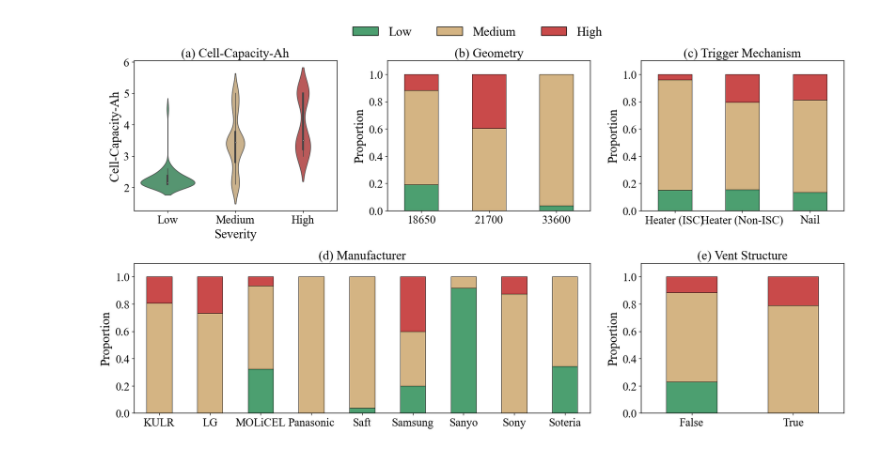
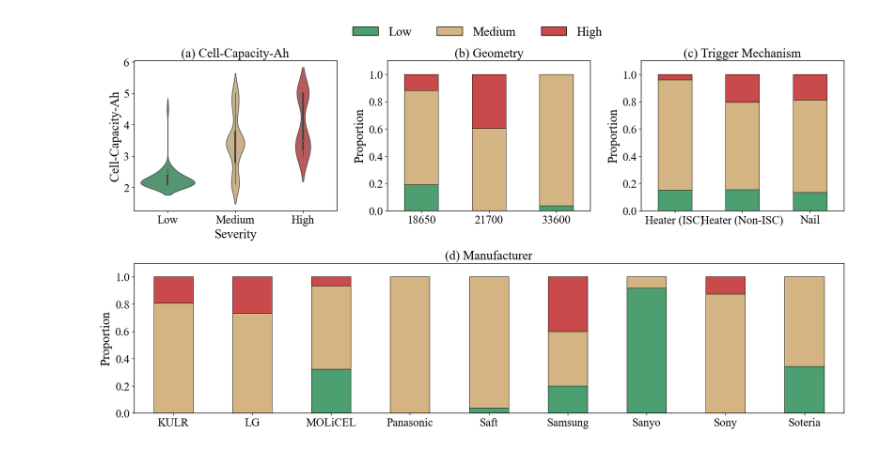
Before and after one commit to HU-Qiqi/thermal-runaway-severity-prediction, a Jupyter notebook: plot3.ipynb, the cells around one changed output. Cells and saved outputs as stored; diff of their text form; code cells hidden in the pictures.

```diff
--- a/plot3.ipynb
+++ b/plot3.ipynb
@@ -164,8 +164,8 @@ gs = gridspec.GridSpec(
 ax1 = fig.add_subplot(gs[0, 0])      # (a)
 ax2 = fig.add_subplot(gs[0, 1])      # (b)
 ax3 = fig.add_subplot(gs[0, 2])      # (c)
-ax4 = fig.add_subplot(gs[1, 0:2])    # (d) 跨两列
-ax5 = fig.add_subplot(gs[1, 2])      # (e)
+ax4 = fig.add_subplot(gs[1, 0:3])    # (d) 跨两列
+#ax5 = fig.add_subplot(gs[1, 2])      # (e)
 
 # =========================
 # (a) 容量分布
@@ -191,7 +191,7 @@ else:
 # =========================
 # (b)–(e) 类别特征
 # =========================
-axes_map = [ax2, ax3, ax4, ax5]
+axes_map = [ax2, ax3, ax4]
 panel_labels = ['(b)', '(c)', '(d)', '(e)']
 
 for ax, (disp, col), label in zip(axes_map, resolved, panel_labels):
@@ -204,31 +204,31 @@ for ax, (disp, col), label in zip(axes_map, resolved, panel_labels):
             feature_col=col,
             severity_col=severity_col,
             title=f"{label} {disp}",
             top_k=12
         )
 
 from matplotlib.patches import Patch
 
 # 构造 legend 元素（手动指定颜色和标签）
 legend_handles = [
     Patch(facecolor=palette['Low'],    edgecolor='black', label='Low'),
     Patch(facecolor=palette['Medium'], edgecolor='black', label='Medium'),
     Patch(facecolor=palette['High'],   edgecolor='black', label='High'),
 ]
 
 # Figure 级 legend
 fig.legend(
     handles=legend_handles,
     loc='upper center',
     ncol=3,
     frameon=False,
     bbox_to_anchor=(0.5, 0.98),  # 控制整体位置（可微调）
     #title='Severity'
 )
 
 
 plt.tight_layout()
 plt.savefig("imgs/plot/Distribution.png", dpi=600, bbox_inches="tight")
 plt.show()
 # %% [output]
-[figure, old version]
+[figure, new version]
```
Also changed, not shown: parts of 1 cell of this notebook, 26 other files.
